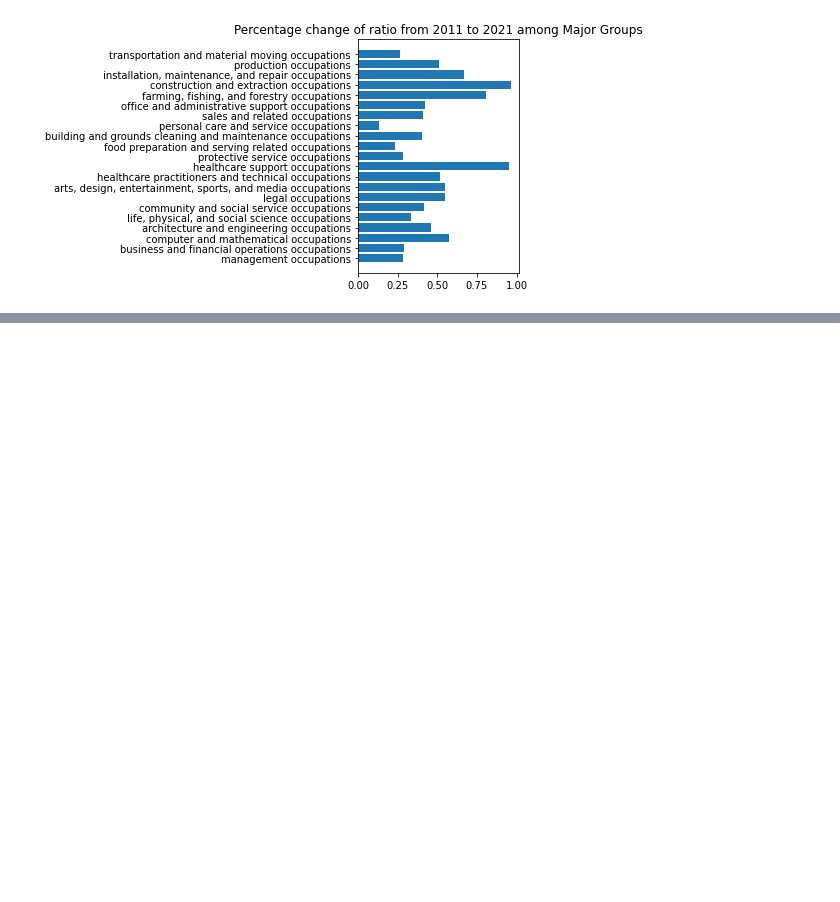
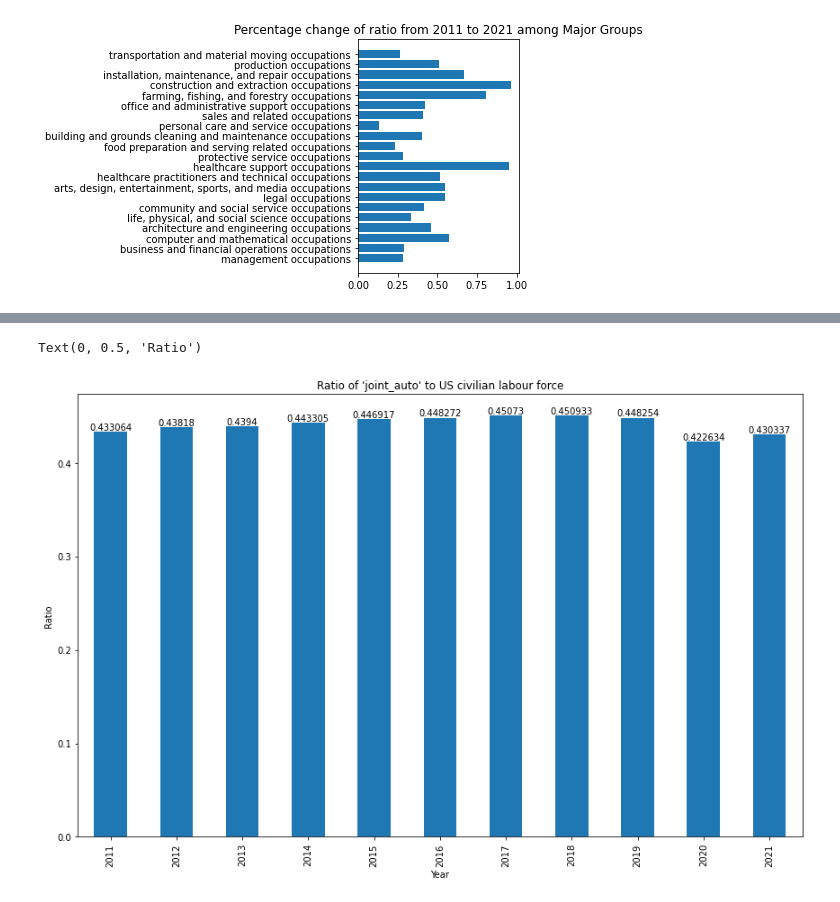
Before and after one commit to terencetan-c/4YP-The-Future-of-Work, a Jupyter notebook: Data cleaning/Data cleaning.ipynb, the cells around one changed output, grey strips where cells are left out. Saved outputs shown, nothing was run; the diff lists cells and outputs as text; code cells hidden in the pictures; blank space fills up the shorter version.

```diff
--- a/Data cleaning/Data cleaning.ipynb
+++ b/Data cleaning/Data cleaning.ipynb
@@ -640,0 +559,12 @@ Name: 1, dtype: object
+# %%
+joint_test2 = pd.merge(left = auto_data,
+         right = test2[test2['Action']=='change'],
+        how= 'left',
+        left_on='Occupation Name',
+        right_on='Occupation')
+
+joint_test2.loc[joint_test2['Action'].notnull(),'Occupation Name']=joint_test2.loc[joint_test2['Action'].notnull(),'Map to']     # Rename
+joint_test2.drop(joint_test2.columns[[-1,-2,-3]],axis=1,inplace=True)      # Drop unnecessary columns
+
+auto_processed=joint_test2
+auto_processed.rename(columns={'Occupation Name':'Occupation'},inplace=True)
@@ -640,0 +587,17 @@ Name: 1, dtype: object
+# %%
+joint_auto=pd.merge(right=auto_processed, left=joint_processed[joint_processed['Detailed Occupation']!='-'],how='inner',left_on='Occupation',right_on='Occupation')  #Combined rows
+# %%
+joint_auto.drop(columns={'BLS codes'},inplace=True)
+# %%
+auto_arr=joint_auto[['Year','Total']].groupby(['Year']).agg(sum).to_numpy()
+# %%
+plt.figure(figsize=(12, 8))
+fig = pd.Series((auto_arr/total_arr).reshape(11,)).plot(kind='bar')
+fig.set_xticklabels(year)
+fig.bar_label(fig.containers[0], label_type='edge')
+fig.set_title('Ratio of \'joint_auto\' to US civilian labour force')
+fig.set_xlabel('Year')
+fig.set_ylabel('Ratio')
+# %% [output]
+Text(0, 0.5, 'Ratio')
+[figure, added]
```
Also changed, not shown: parts of 40 cells of this notebook, 17 other files.
